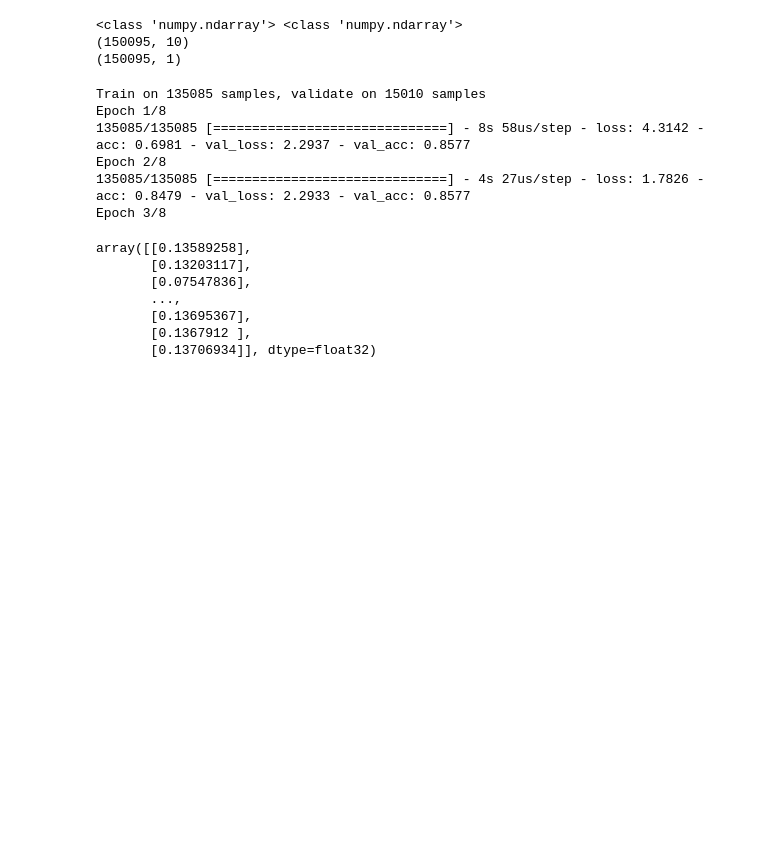
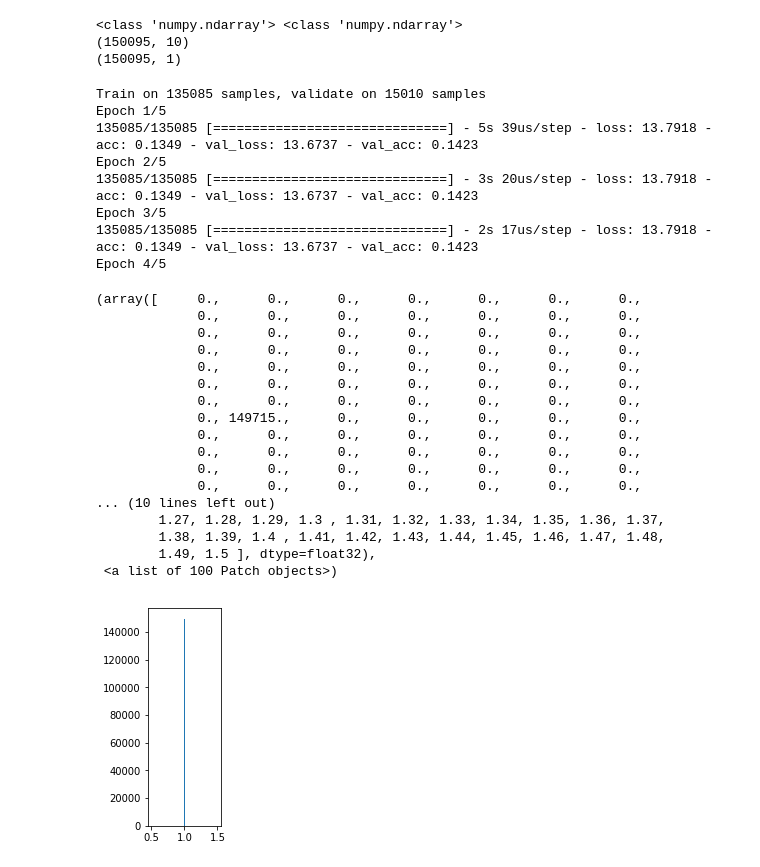
Before and after one commit to covariantFunctor/awesome_algo, a Jupyter notebook: deep.ipynb, the cells around one changed output. Drawn from its saved outputs; the diff is of its cells as text; code cells hidden in the pictures; blank space fills up the shorter version.

```diff
--- a/deep.ipynb
+++ b/deep.ipynb
@@ -121,52 +125,74 @@ print(all_y.shape)
 # %%
 model = Sequential()
 
-model.add(Dense(10,input_dim = 10))
-model.add(Activation('relu'))
-model.add(Dropout(0.5))
-model.add(Dense(10))
-model.add(Activation('relu'))
-model.add(Dropout(0.5))
-model.add(Dense(10))
-model.add(Activation('relu'))
-model.add(Dropout(0.5))
-model.add(Dense(1))
+model.add(Dense(10, input_dim=10))
 model.add(Activation('sigmoid'))
-
+model.add(Dense(5, input_dim=10))
+model.add(Activation('sigmoid'))
+model.add(Dense(3, input_dim=10))
+model.add(Activation('sigmoid'))
+model.add(Dense(1, activation='softmax'))
 
 # 二分类问题
-model.compile(optimizer='rmsprop',
+model.compile(optimizer='adam',
               loss='binary_crossentropy',
               metrics=['accuracy'])
 
-
-
 model.fit(all_x, all_y,
-          validation_split = 0.1,
+          validation_split=0.1,
           batch_size=128,
-          epochs=8,
+          epochs=5,
           )
 
 model.evaluate(all_x, all_y)
+
+## 计算AUC
+import sklearn
+
+res = model.predict(train_x)
+
+auc = sklearn.metrics.roc_auc_score(train_y, res)
+
+print(auc)
+
+f1 = sklearn.metrics.f1_score(train_y, res)
+print(0.7 * auc + 0.3 * f1)
 # %% [output]
 Train on 135085 samples, validate on 15010 samples
-Epoch 1/8
-135085/135085 [==============================] - 8s 58us/step - loss: 4.3142 - acc: 0.6981 - val_loss: 2.2937 - val_acc: 0.8577
-Epoch 2/8
-135085/135085 [==============================] - 4s 27us/step - loss: 1.7826 - acc: 0.8479 - val_loss: 2.2933 - val_acc: 0.8577
-Epoch 3/8
+Epoch 1/5
+135085/135085 [==============================] - 5s 39us/step - loss: 13.7918 - acc: 0.1349 - val_loss: 13.6737 - val_acc: 0.1423
+Epoch 2/5
+135085/135085 [==============================] - 3s 20us/step - loss: 13.7918 - acc: 0.1349 - val_loss: 13.6737 - val_acc: 0.1423
+Epoch 3/5
+135085/135085 [==============================] - 2s 17us/step - loss: 13.7918 - acc: 0.1349 - val_loss: 13.6737 - val_acc: 0.1423
+Epoch 4/5
 # %%
 res = model.predict(test_x)
 
-res
+import matplotlib.pyplot as plt
+
+plt.subplot(141)
+
+plt.hist(res, 100)
 # %% [output]
-array([[0.13589258],
-       [0.13203117],
-       [0.07547836],
-       ...,
-       [0.13695367],
-       [0.1367912 ],
-       [0.13706934]], dtype=float32)
+(array([     0.,      0.,      0.,      0.,      0.,      0.,      0.,
+             0.,      0.,      0.,      0.,      0.,      0.,      0.,
+             0.,      0.,      0.,      0.,      0.,      0.,      0.,
+             0.,      0.,      0.,      0.,      0.,      0.,      0.,
+             0.,      0.,      0.,      0.,      0.,      0.,      0.,
+             0.,      0.,      0.,      0.,      0.,      0.,      0.,
+             0.,      0.,      0.,      0.,      0.,      0.,      0.,
+             0., 149715.,      0.,      0.,      0.,      0.,      0.,
+             0.,      0.,      0.,      0.,      0.,      0.,      0.,
+             0.,      0.,      0.,      0.,      0.,      0.,      0.,
+             0.,      0.,      0.,      0.,      0.,      0.,      0.,
+             0.,      0.,      0.,      0.,      0.,      0.,      0.,
+... (10 lines left out)
+        1.27, 1.28, 1.29, 1.3 , 1.31, 1.32, 1.33, 1.34, 1.35, 1.36, 1.37,
+        1.38, 1.39, 1.4 , 1.41, 1.42, 1.43, 1.44, 1.45, 1.46, 1.47, 1.48,
+        1.49, 1.5 ], dtype=float32),
+ <a list of 100 Patch objects>)
+[figure, added]
 # %%
 print(res.max(),res.min(),res.mean(),res.std())
 # %% [output]
```
Also changed, not shown: parts of 7 cells of this notebook, 1 other file.
